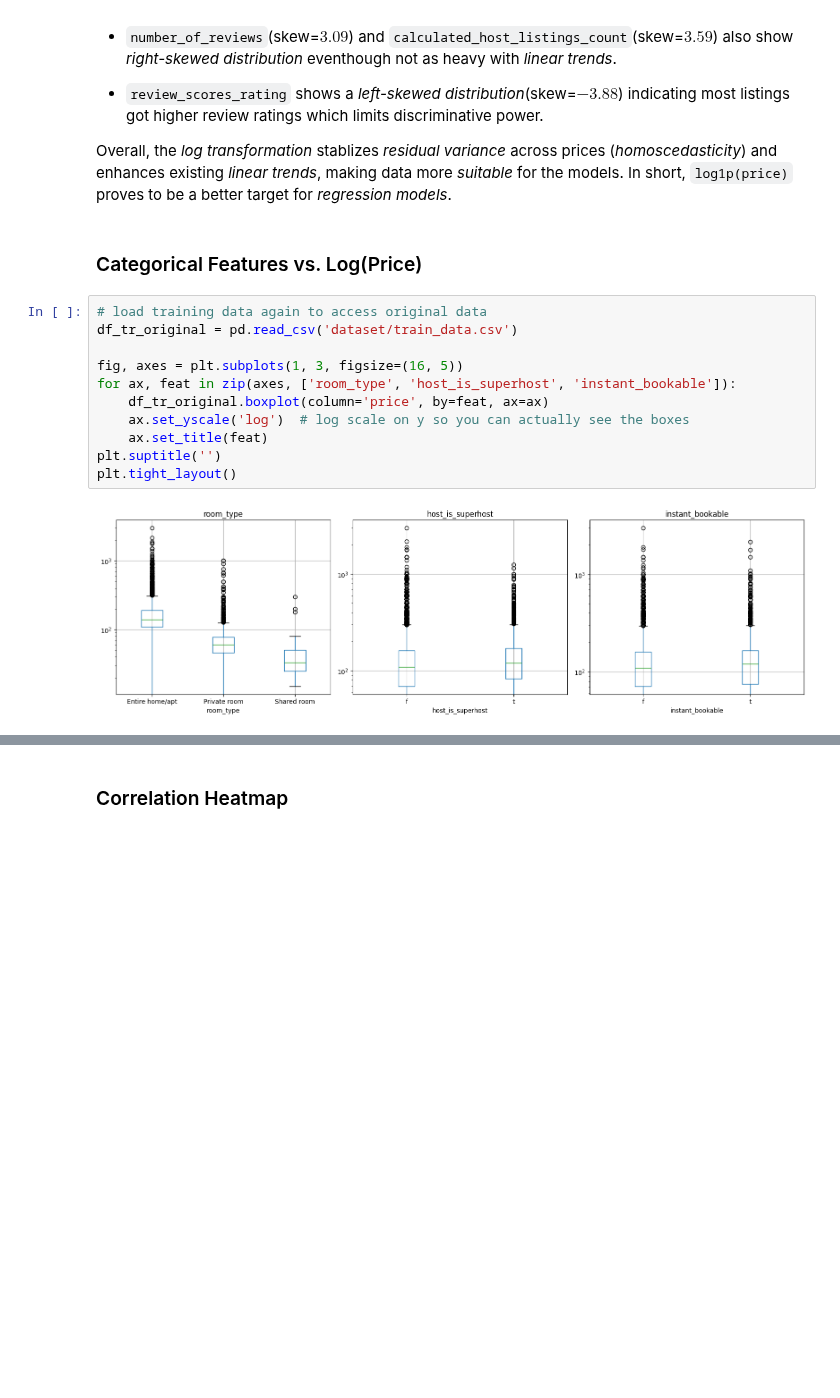
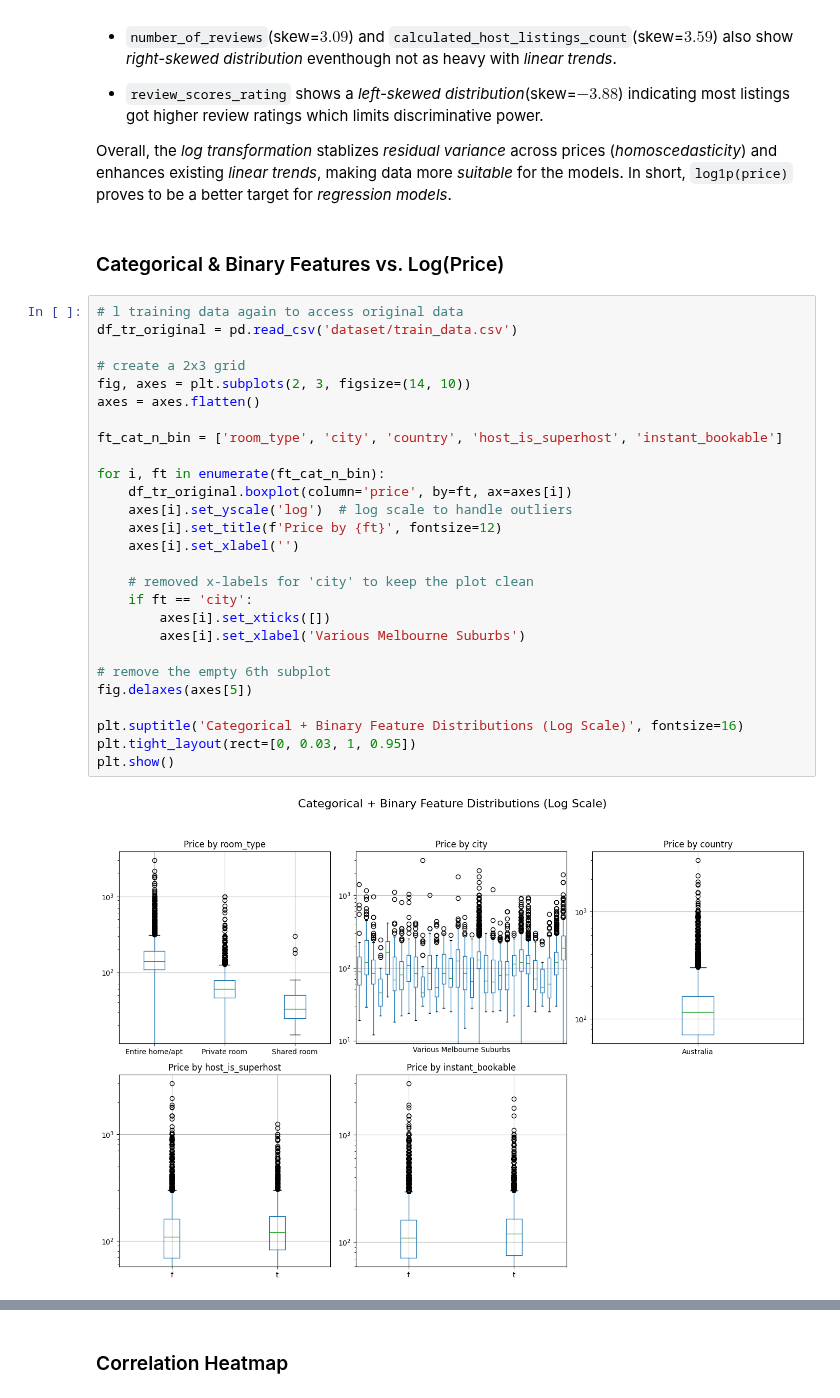
Before and after one commit to wadamiru/manual-ml, a Jupyter notebook: projects/regression/notebooks/project_airbnb.ipynb, the cells around one changed output, grey strips where cells are left out. Saved outputs shown, nothing was run; the diff lists cells and outputs as text; blank space fills up the shorter version.

```diff
--- a/projects/regression/notebooks/project_airbnb.ipynb
+++ b/projects/regression/notebooks/project_airbnb.ipynb
@@ -194,19 +194,35 @@ Other numerical features showcase weaker relationships:
 
 Overall, the *log transformation* stablizes *residual variance* across prices (*homoscedasticity*) and enhances existing *linear trends*, making data more *suitable* for the models. In short, `log1p(price)` proves to be a better target for *regression models*.
 # %% [markdown]
-### Categorical Features vs. Log(Price)
+### Categorical & Binary Features vs. Log(Price)
 # %%
-# load training data again to access original data
+# l training data again to access original data
 df_tr_original = pd.read_csv('dataset/train_data.csv')
 
-fig, axes = plt.subplots(1, 3, figsize=(16, 5))
-for ax, feat in zip(axes, ['room_type', 'host_is_superhost', 'instant_bookable']):
-    df_tr_original.boxplot(column='price', by=feat, ax=ax)
-    ax.set_yscale('log')  # log scale on y so you can actually see the boxes
-    ax.set_title(feat)
-plt.suptitle('')
-plt.tight_layout()
+# create a 2x3 grid
+fig, axes = plt.subplots(2, 3, figsize=(14, 10))
+axes = axes.flatten()
+
+ft_cat_n_bin = ['room_type', 'city', 'country', 'host_is_superhost', 'instant_bookable']
+
+for i, ft in enumerate(ft_cat_n_bin):
+    df_tr_original.boxplot(column='price', by=ft, ax=axes[i])
+    axes[i].set_yscale('log')  # log scale to handle outliers
+    axes[i].set_title(f'Price by {ft}', fontsize=12)
+    axes[i].set_xlabel('')
+
+    # removed x-labels for 'city' to keep the plot clean
+    if ft == 'city':
+        axes[i].set_xticks([])
+        axes[i].set_xlabel('Various Melbourne Suburbs')
+
+# remove the empty 6th subplot
+fig.delaxes(axes[5])
+
+plt.suptitle('Categorical + Binary Feature Distributions (Log Scale)', fontsize=16)
+plt.tight_layout(rect=[0, 0.03, 1, 0.95])
+plt.show()
 # %% [output]
-[figure, old version]
+[figure, new version]
 # %% [markdown]
 `room_type` feature shows strong grouping across all three types, with differing medians. This feature is *one-hot encoded* and is expected to have *high coeficient magnitude* in all models. Most of the *outliers (high-priced listings)* are very concentrated within the 'Entire home/apt' and 'Private room' agreeing to the nature of luxury rentals.
```
Also changed, not shown: parts of 4 cells of this notebook.
